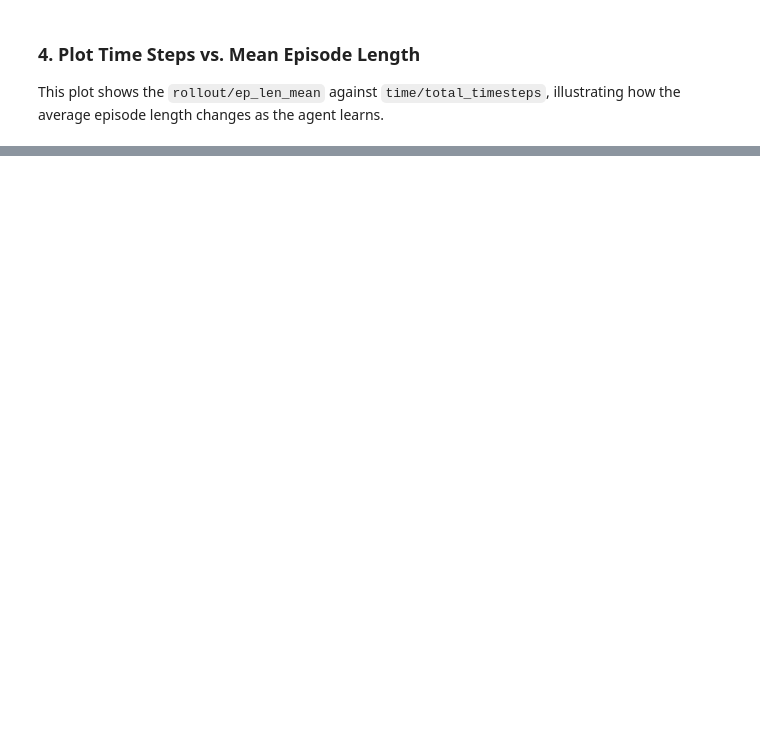
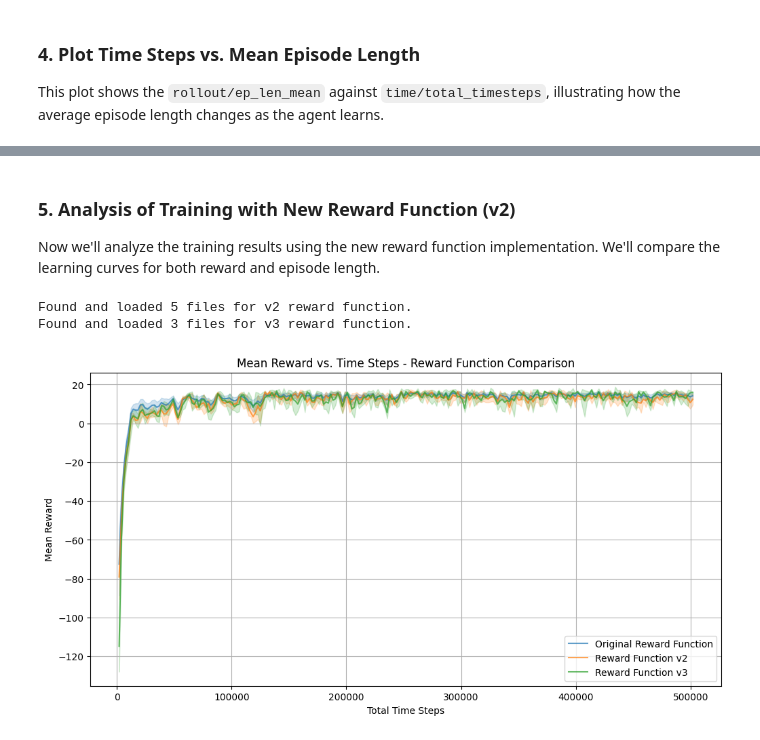
Before and after one commit to fbarth/gym_custom_env, a Jupyter notebook: results_grid_world_obstacles.ipynb, the cells around one changed output, grey strips where cells are left out. Drawn from its saved outputs; the diff is of its cells as text; code cells hidden in the pictures; blank space fills up the shorter version.

```diff
--- a/results_grid_world_obstacles.ipynb
+++ b/results_grid_world_obstacles.ipynb
@@ -70,0 +71,56 @@ plt.show()
+# %% [markdown]
+### 5. Analysis of Training with New Reward Function (v2)
+Now we'll analyze the training results using the new reward function implementation. We'll compare the learning curves for both reward and episode length.
+# %%
+# Find all progress.csv files for the new training versions (v2, v3, and v4)
+path_pattern_v2 = 'log/ppo_obstacles_20_40_500_*_v2/progress.csv'
+path_pattern_v3 = 'log/ppo_obstacles_20_40_500_*_v3/progress.csv'
+path_pattern_v4 = 'log/ppo_obstacles_20_40_500_*_v4/progress.csv'
+
+csv_files_v2 = glob.glob(path_pattern_v2)
+csv_files_v3 = glob.glob(path_pattern_v3)
+csv_files_v4 = glob.glob(path_pattern_v4)
+
+# Read and concatenate CSV files for each version
+df_list_v2 = [pd.read_csv(file) for file in csv_files_v2]
+df_list_v3 = [pd.read_csv(file) for file in csv_files_v3]
+df_list_v4 = [pd.read_csv(file) for file in csv_files_v4]
+
+data_v2 = pd.concat(df_list_v2, ignore_index=True)
+data_v3 = pd.concat(df_list_v3, ignore_index=True)
+data_v4 = pd.concat(df_list_v4, ignore_index=True)
+
+print(f"Found and loaded {len(df_list_v2)} files for v2 reward function.")
+print(f"Found and loaded {len(df_list_v3)} files for v3 reward function.")
+print(f"Found and loaded {len(df_list_v4)} files for v4 reward function.")
+# %% [output]
+Found and loaded 5 files for v2 reward function.
+Found and loaded 3 files for v3 reward function.
+# %%
+# Plot comparison of mean rewards
+plt.figure(figsize=(12, 6))
+
+# Original reward function data
+sns.lineplot(data=all_data, x='time/total_timesteps', y='rollout/ep_rew_mean',
+             label='Original Reward Function', alpha=0.7)
+
+# V2 reward function data
+sns.lineplot(data=data_v2, x='time/total_timesteps', y='rollout/ep_rew_mean',
+             label='Reward Function v2', alpha=0.7)
+
+# V3 reward function data
+sns.lineplot(data=data_v3, x='time/total_timesteps', y='rollout/ep_rew_mean',
+             label='Reward Function v3', alpha=0.7)
+
+# V4 reward function data
+sns.lineplot(data=data_v4, x='time/total_timesteps', y='rollout/ep_rew_mean',
+             label='Reward Function v4', alpha=0.7)
+
+plt.title('Mean Reward vs. Time Steps - Reward Function Comparison')
+plt.xlabel('Total Time Steps')
+plt.ylabel('Mean Reward')
+plt.grid(True)
+plt.legend()
+plt.show()
+# %% [output]
+[figure, added]
```
Also changed, not shown: parts of 4 cells of this notebook, 2 other files.
